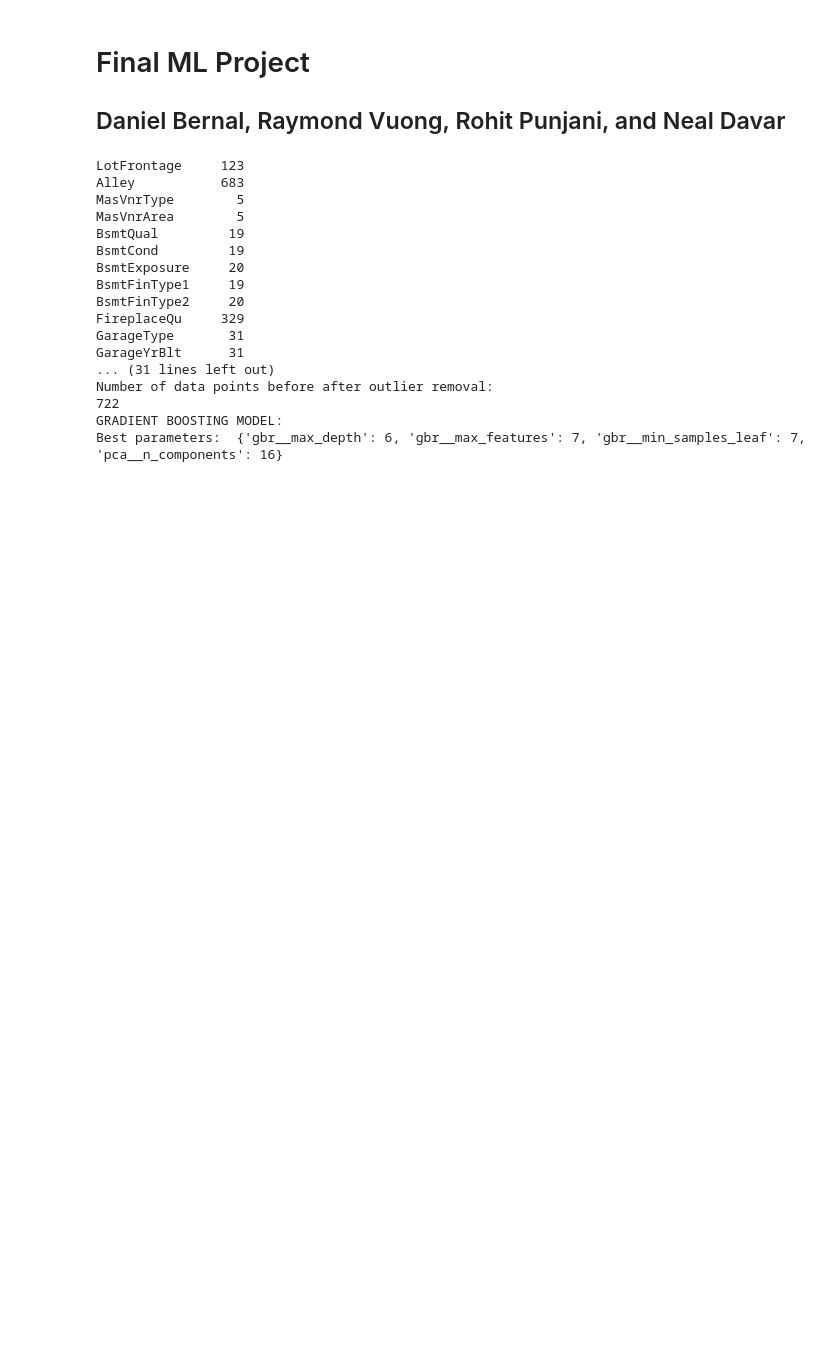
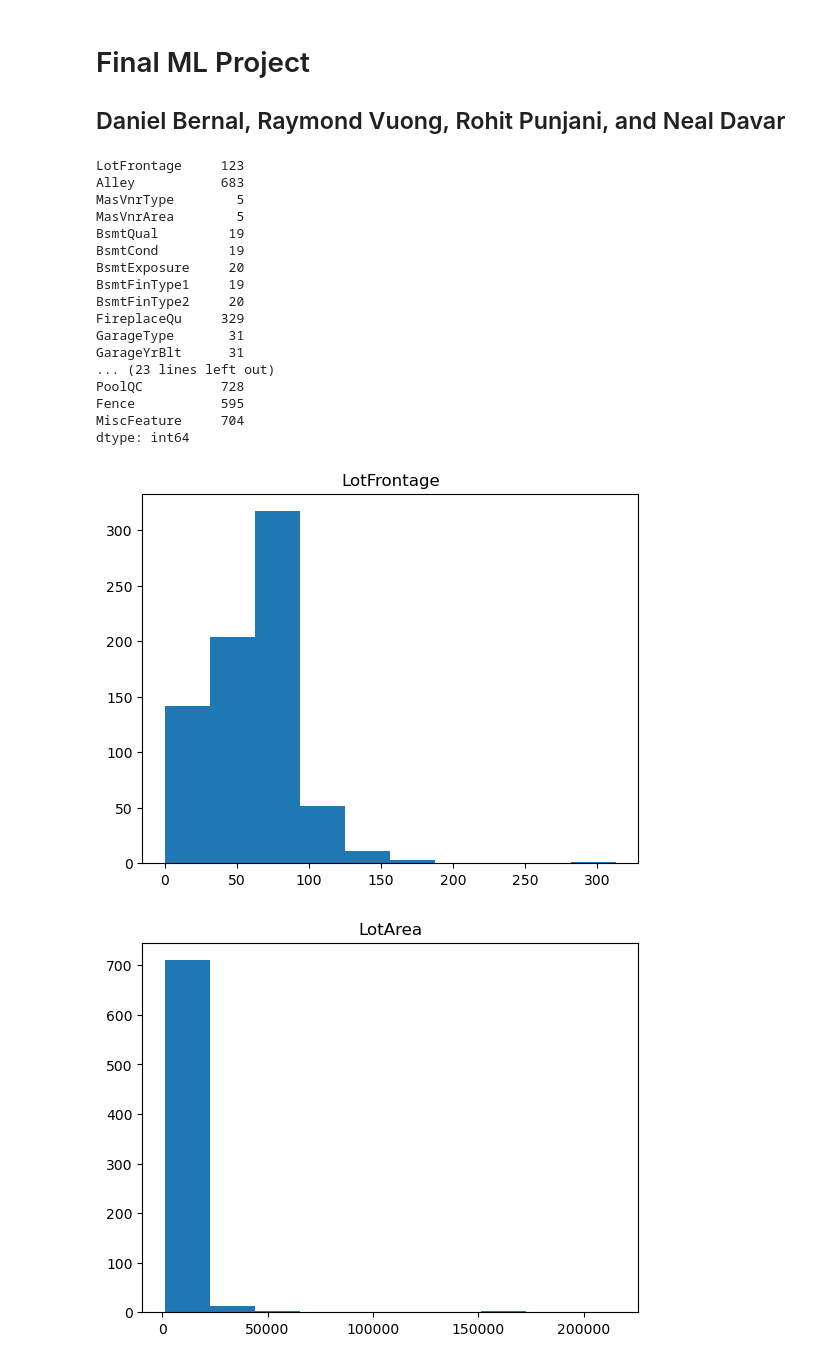
Before and after one commit to nxdavar/FinalMLProject, a Jupyter notebook: FinalProject.ipynb, the cells around one changed output. Cells and saved outputs as stored; diff of their text form; code cells hidden in the pictures; blank space fills up the shorter version.

```diff
--- a/FinalProject.ipynb
+++ b/FinalProject.ipynb
@@ -179,3 +199,10 @@ def fe_log(dataset, cols):
+# %%
+# for multicollinar features, remove one of the two multicollinear features
+def multi_collinear_removal(dataset):
+    # from the heat map GarageCars and GarageArea were multicollinear -> drop GarageArea
+    # likewise 1stFlrSF and 2ndFlrSF were collinear -> drop 2ndFlrSF
+    res = dataset.drop(['GarageArea', '2ndFlrSF'], axis=1, inplace=False)
+    return res
 # %%
 # Run Decision Tree Regression on our Data:
 def do_decision_tree_regression(training, testing):
@@ -183,13 +210,15 @@ def do_decision_tree_regression(training, testing):
     print('shape of testing: ', testing.shape)
     labels = training['SalePrice']
     features = training.drop('SalePrice', axis=1, inplace=False)
+    testing_labels = testing['SalePrice']
+    testing_features = testing.drop('SalePrice', axis=1, inplace=False)
     pca = PCA()
     dtr = DecisionTreeRegressor()
     pipeline = Pipeline(
         steps=[('pca', pca), ('dt', dtr)])
-    param_grid = {'pca__n_components': list(range(5, 20)),
-                  'dt__max_depth': [5, 10, 15, 20, 30, 40], 'dt__min_samples_leaf': [
-        5, 10, 15, 20, 30, 40], 'dt__max_features': [5, 10, 15, 30, 40]}
+    param_grid = {'pca__n_components': list(range(10,13)),
+                  'dt__max_depth': [17,18,19,20], 'dt__min_samples_leaf': [
+        10,11,12,13], 'dt__max_features': [8,9,10]}
 
     grid = GridSearchCV(pipeline, param_grid, scoring='r2', cv=5)
     grid.fit(features, labels)
@@ -201,6 +230,8 @@ def do_decision_tree_regression(training, testing):
     cv = cross_val_score(grid, features, labels, cv=5)
     r2 = sum(cv)/cv.size
     print("R2 with cross val: ", r2)
+    test_accuracy = grid.score(testing_features, testing_labels)
+    print("Accuracy after running model on test set: ", test_accuracy)
 # %%
 # run adaboost regression on training data
 def do_adaBoost(training, testing):
@@ -348,8 +379,13 @@ training = clean_data(training)
 testing = clean_data(testing)
 
 #2. Explore Data
-# TODO: uncomment this line
-# explore_data(training)
+explore_data(training)
+print(training.describe())
+print(testing.describe())
+
+# call one square chi test function:
+one_square_chi(training)
+
 
 # one hot encode and do an inner join to make sure we have the same shape in test and train
 ohe_train = one_hot_encode(training)
@@ -357,38 +393,44 @@ ohe_test = one_hot_encode(testing)
 final_train, final_test = ohe_train.align(ohe_test, join='inner', axis=1)
 
 
 # 3. Normalization
 train_norm, test_norm = normalize_data(final_train, final_test)
 
+
 # outlier detection:
 run_isolation_forest(train_norm)
 
 # 4. Feature Engineering:
 
 train_norm['SalePrice'] = training_labels
 test_norm['SalePrice'] = testing_labels
 
+# perform correlation between all feats. and SalePrice
+corr_salePrice(train_norm)
 
-train_bath = fe_bathrooms(train_norm)
-test_bath = fe_bathrooms(test_norm)
+train_collinear = multi_collinear_removal(train_norm)
+test_collinear = multi_collinear_removal(test_norm)
+
 
 # 4. Run Models
-do_gradient_boosting_regression(train_bath, test_bath)
+do_decision_tree_regression(train_collinear, test_collinear)
 # %% [output]
 LotFrontage     123
 Alley           683
 MasVnrType        5
 MasVnrArea        5
 BsmtQual         19
 BsmtCond         19
 BsmtExposure     20
 BsmtFinType1     19
 BsmtFinType2     20
 FireplaceQu     329
 GarageType       31
 GarageYrBlt      31
-... (31 lines left out)
-Number of data points before after outlier removal:
-722
-GRADIENT BOOSTING MODEL:
-Best parameters:  {'gbr__max_depth': 6, 'gbr__max_features': 7, 'gbr__min_samples_leaf': 7, 'pca__n_components': 16}
+... (23 lines left out)
+PoolQC          728
+Fence           595
+MiscFeature     704
+dtype: int64
+[figure, added]
+[figure, added]
```
Also changed, not shown: parts of 6 cells of this notebook.
